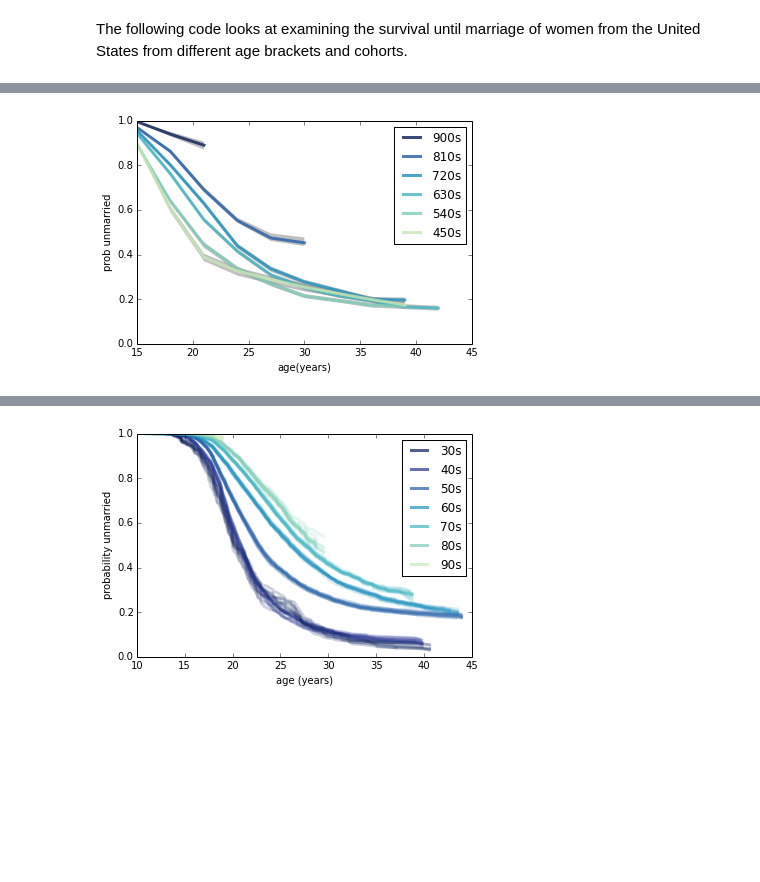
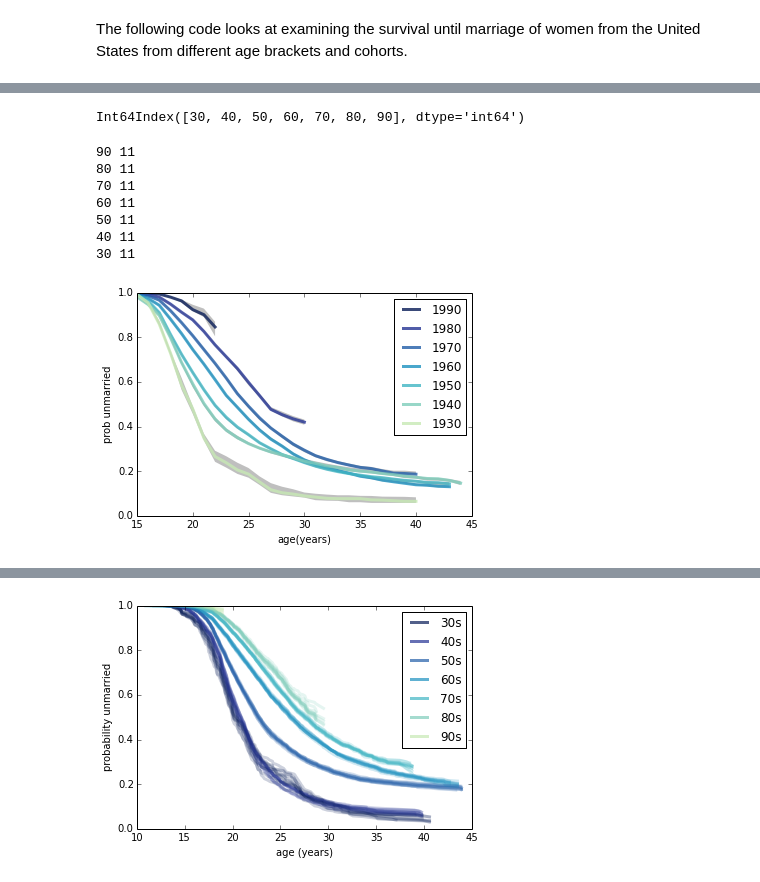
Before and after one commit to AllenDowney/MarriageNSFG, a Jupyter notebook: marriage.ipynb, the cells around one changed output, grey strips where cells are left out. Cells and saved outputs as stored; diff of their text form; code cells hidden in the pictures; blank space fills up the shorter version.

```diff
--- a/marriage.ipynb
+++ b/marriage.ipynb
@@ -64,0 +111,3 @@ df = df[df.agemarry_index >= 15]
+# %%
+pt = df.pivot_table(index='birth_index', columns='age_index', values='age', aggfunc=len)
+pt
@@ -107,3 +138,3 @@ df.pivot_table(rows='birth_index', columns='agemarry_index',  values='age_index'
 # %%
 reload(marriage)
-sf_map = marriage.ResampleSurvivalByBirth(resps, iters=101)
+sf_map = marriage.ResampleSurvivalByBirth(resps, iters=11)
@@ -113,11 +141,20 @@ defaultdict(<type 'list'>, {96: [<marriage.SurvivalFunction object at 0x...>, <m
-# %%
-from collections import OrderedDict
-birth_indices = [45, 54, 63, 72, 81, 90]
-remap = OrderedDict()
-for k in birth_indices:
-    remap[k] = sf_map[k]
-marriage.PlotSurvivalFunctionByDecade(remap)
-# %% [output]
-[figure, removed]
+# %%
+year_indices = pt.index
+year_indices
+# %% [output]
+Int64Index([30, 40, 50, 60, 70, 80, 90], dtype='int64')
+# %%
+reload(marriage)
+remap = {k:sf_map[k] for k in year_indices}
+marriage.PlotSurvivalFunctionByDecade(remap)
+# %% [output]
+90 11
+80 11
+70 11
+60 11
+50 11
+40 11
+30 11
+[figure, added]
 # %%
 reload(marriage)
```
Also changed, not shown: parts of 14 cells of this notebook, 1 other file.
